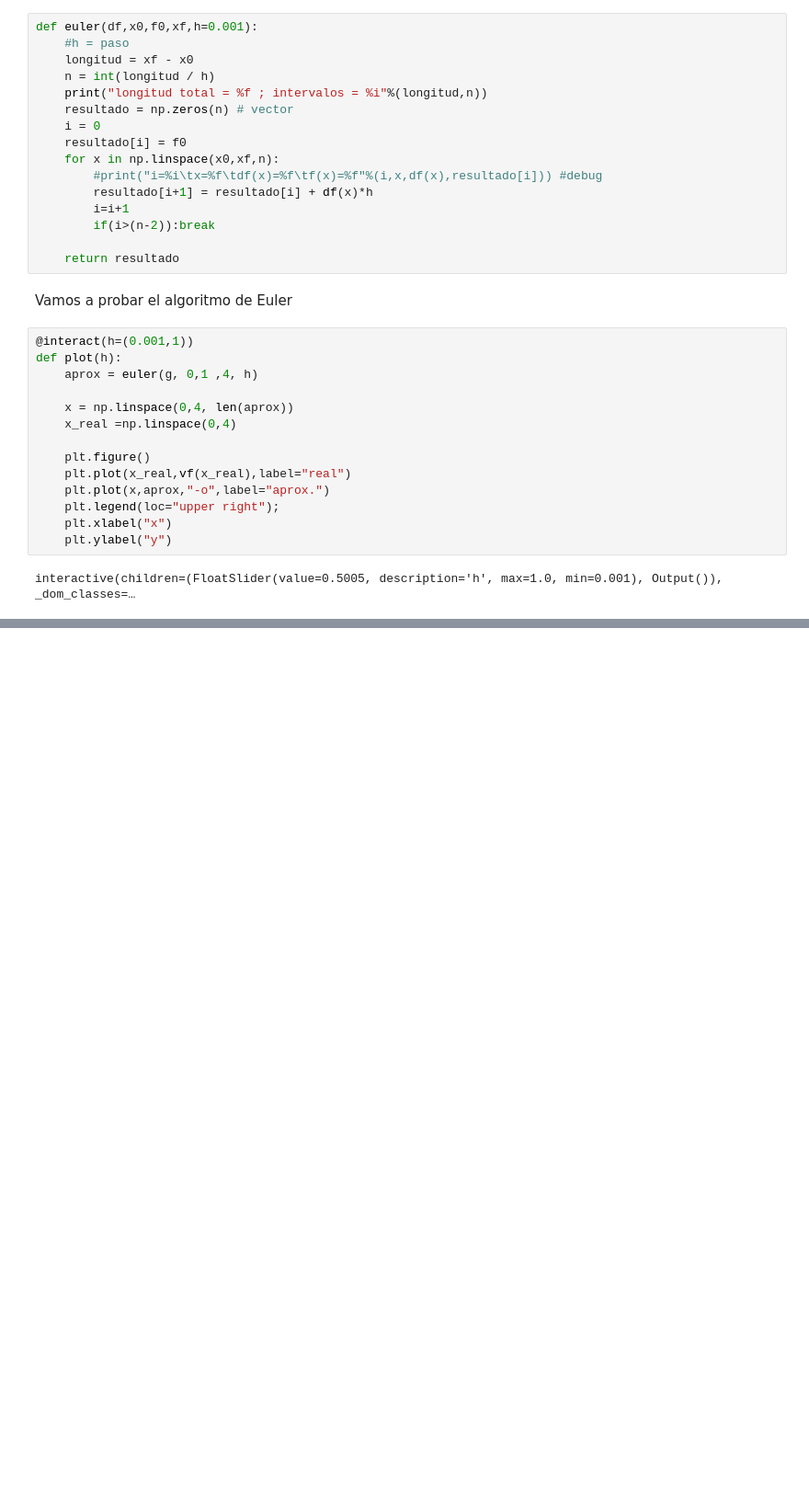
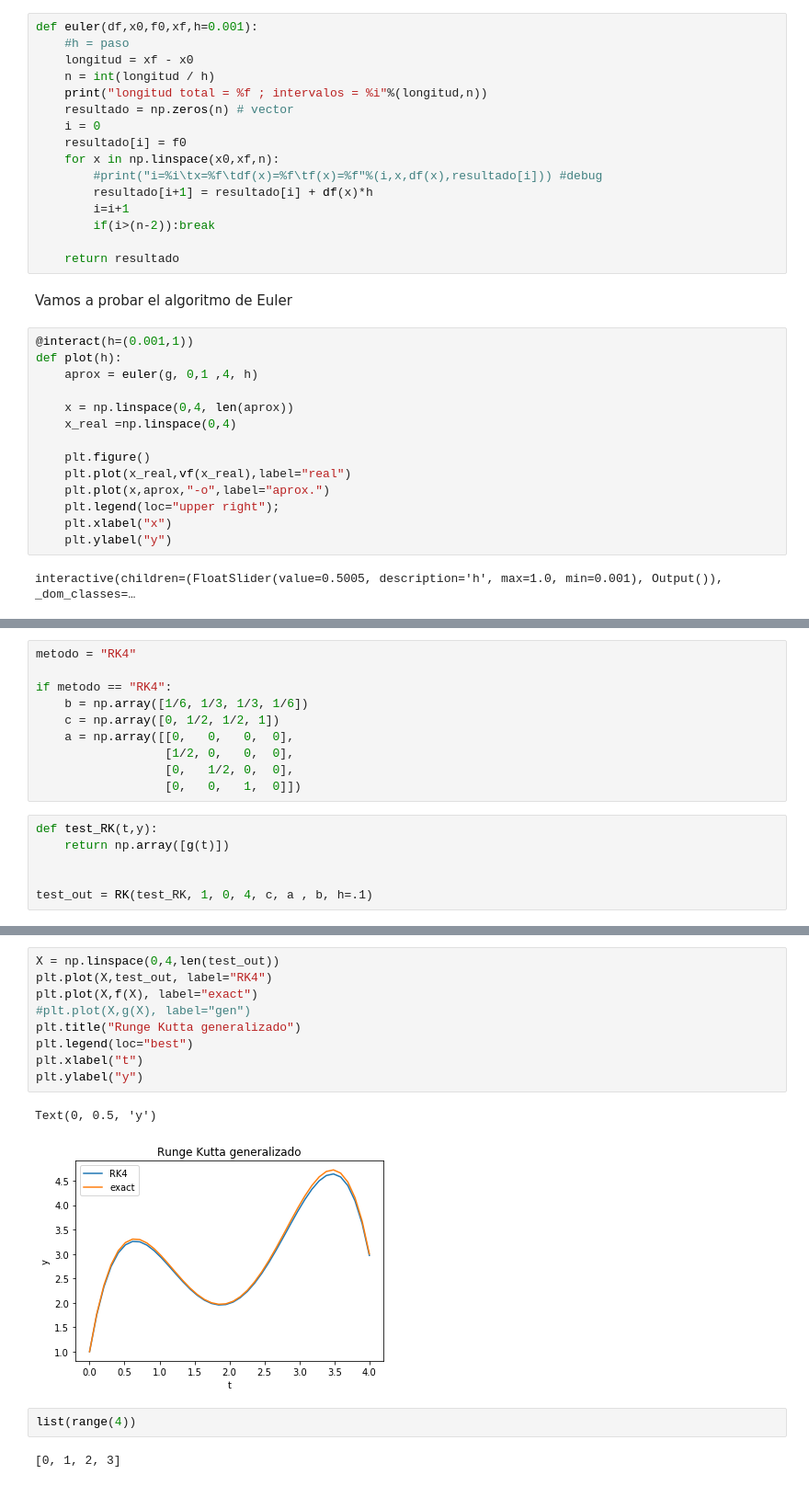
Before and after one commit to stivio00/NumericalMethodsJupyter, a Jupyter notebook: 5_ODE.ipynb, the cells around one changed output, grey strips where cells are left out. Shown at 92% size. Cells and saved outputs as stored; diff of their text form; blank space fills up the shorter version.

```diff
--- a/5_ODE.ipynb
+++ b/5_ODE.ipynb
@@ -222,0 +343,16 @@ TypeError: sis_lin() missing 1 required positional argument: 't'
+# %%
+metodo = "RK4"
+
+if metodo == "RK4":
+    b = np.array([1/6, 1/3, 1/3, 1/6])
+    c = np.array([0, 1/2, 1/2, 1])
+    a = np.array([[0,   0,   0,  0],
+                  [1/2, 0,   0,  0],
+                  [0,   1/2, 0,  0],
+                  [0,   0,   1,  0]])
+# %%
+def test_RK(t,y):
+    return np.array([g(t)])
+
+
+test_out = RK(test_RK, 1, 0, 4, c, a , b, h=.1)
@@ -222,0 +377,16 @@ TypeError: sis_lin() missing 1 required positional argument: 't'
+# %%
+X = np.linspace(0,4,len(test_out))
+plt.plot(X,test_out, label="RK4")
+plt.plot(X,f(X), label="exact")
+#plt.plot(X,g(X), label="gen")
+plt.title("Runge Kutta generalizado")
+plt.legend(loc="best")
+plt.xlabel("t")
+plt.ylabel("y")
+# %% [output]
+Text(0, 0.5, 'y')
+[figure, added]
+# %%
+list(range(4))
+# %% [output]
+[0, 1, 2, 3]
```
Also changed, not shown: parts of 11 cells of this notebook, 7 other files.
